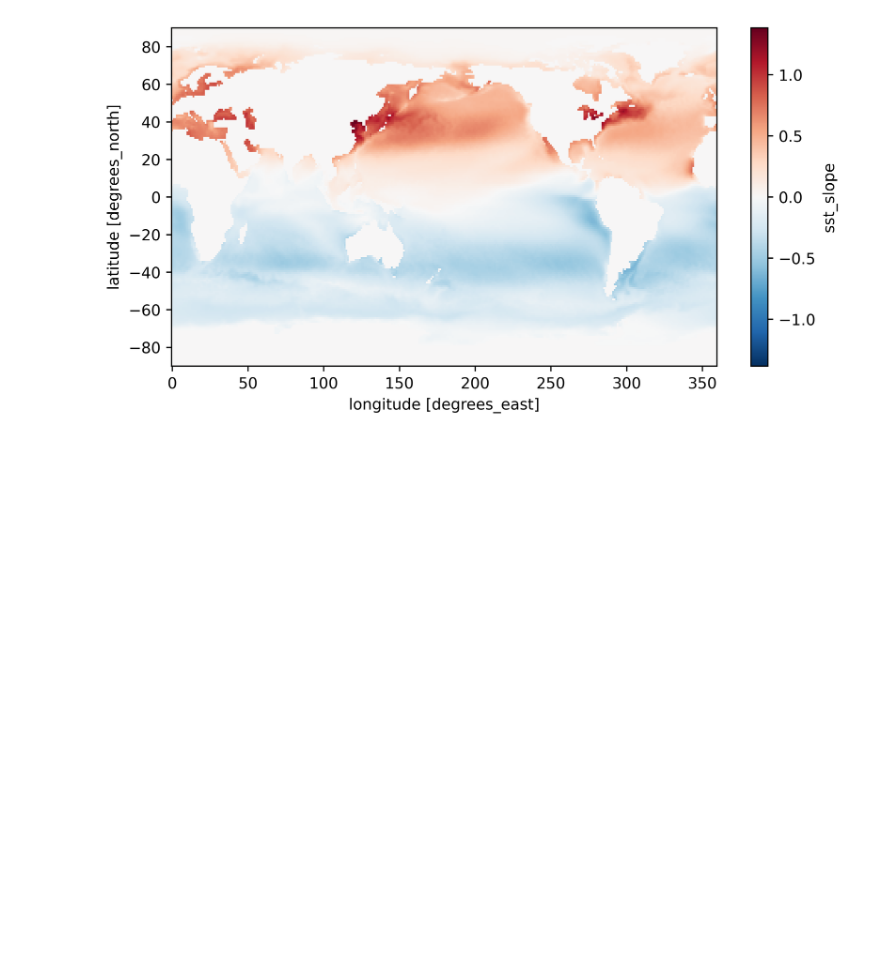
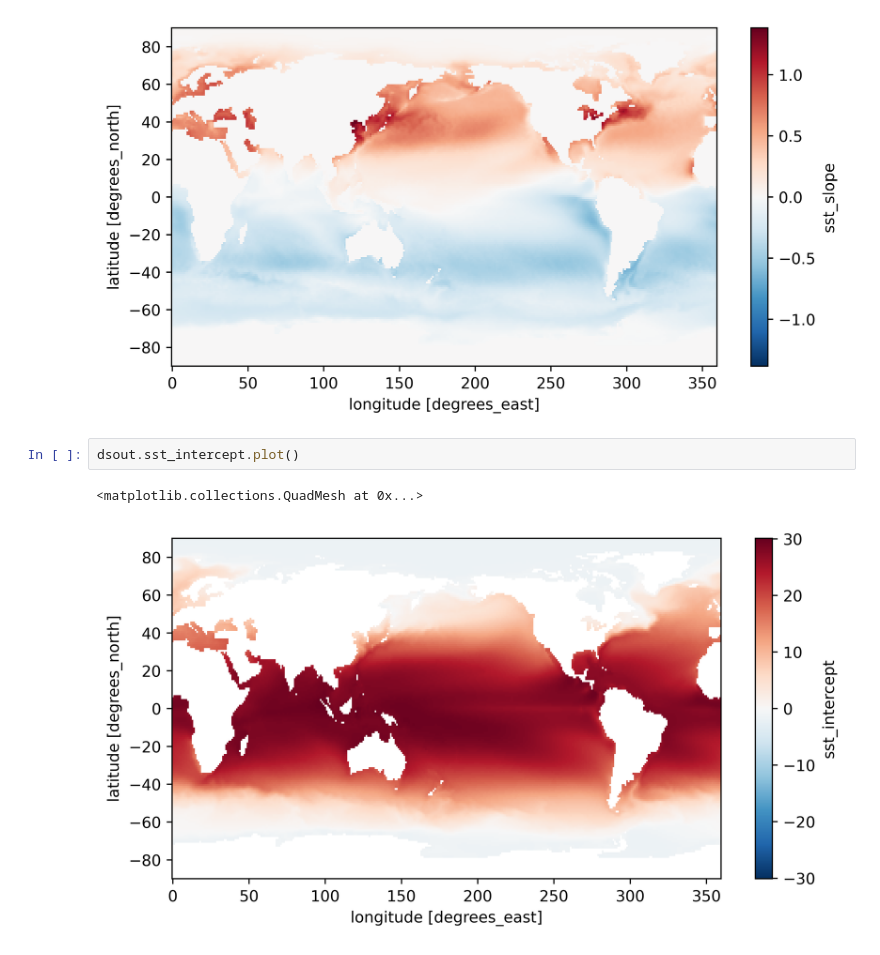
Before and after one commit to occ-research/occ_package_test, a Jupyter notebook: Tutorial/drift_tutorial.ipynb, the cells around one changed output. Saved outputs shown, nothing was run; the diff lists cells and outputs as text; blank space fills up the shorter version.

```diff
--- a/Tutorial/drift_tutorial.ipynb
+++ b/Tutorial/drift_tutorial.ipynb
@@ -39,3 +88,8 @@ dsout.sst_slope.plot()
 # %% [output]
 <matplotlib.collections.QuadMesh at 0x...>
 [figure]
+# %%
+dsout.sst_intercept.plot()
+# %% [output]
+<matplotlib.collections.QuadMesh at 0x...>
+[figure, added]
```
Also changed, not shown: parts of 11 cells of this notebook, 2 other files.
